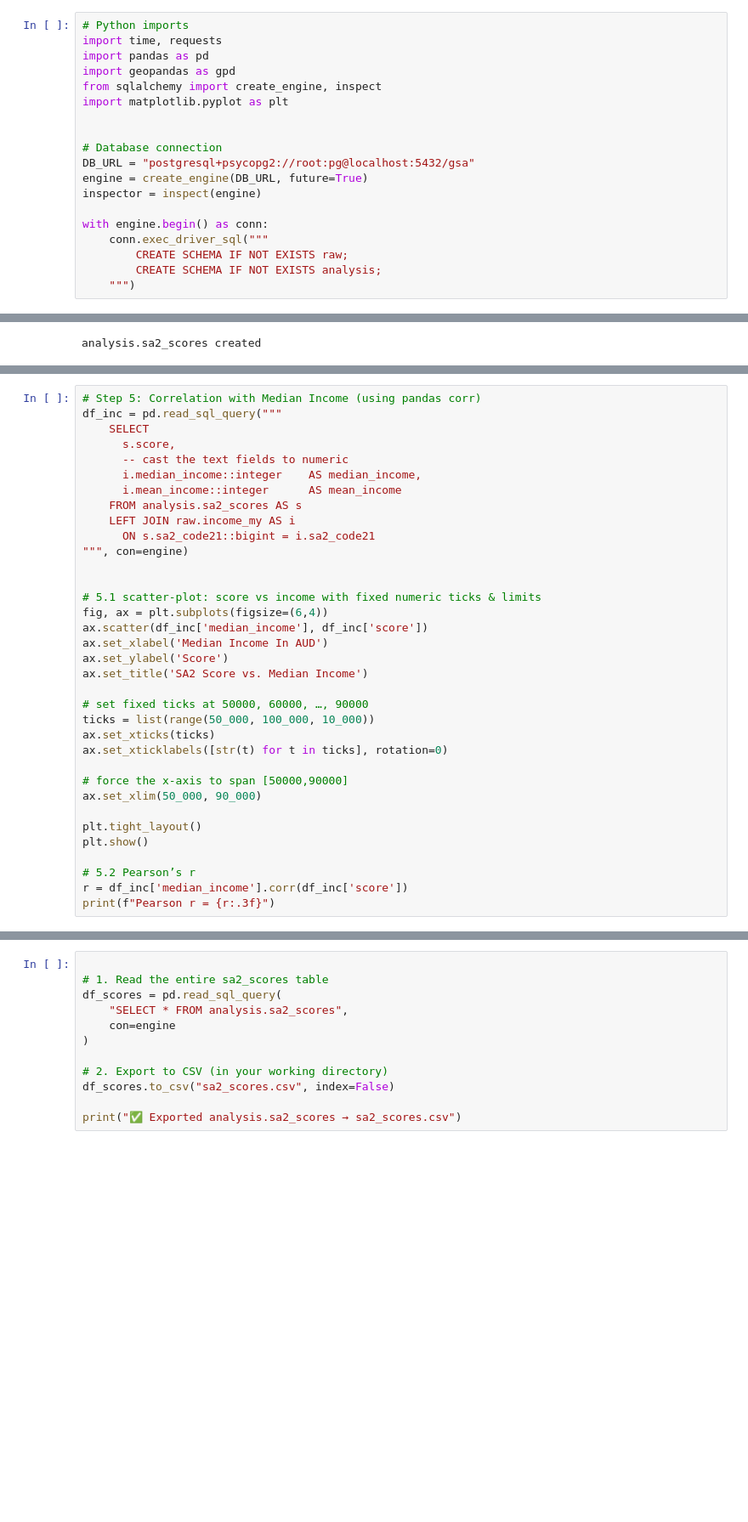
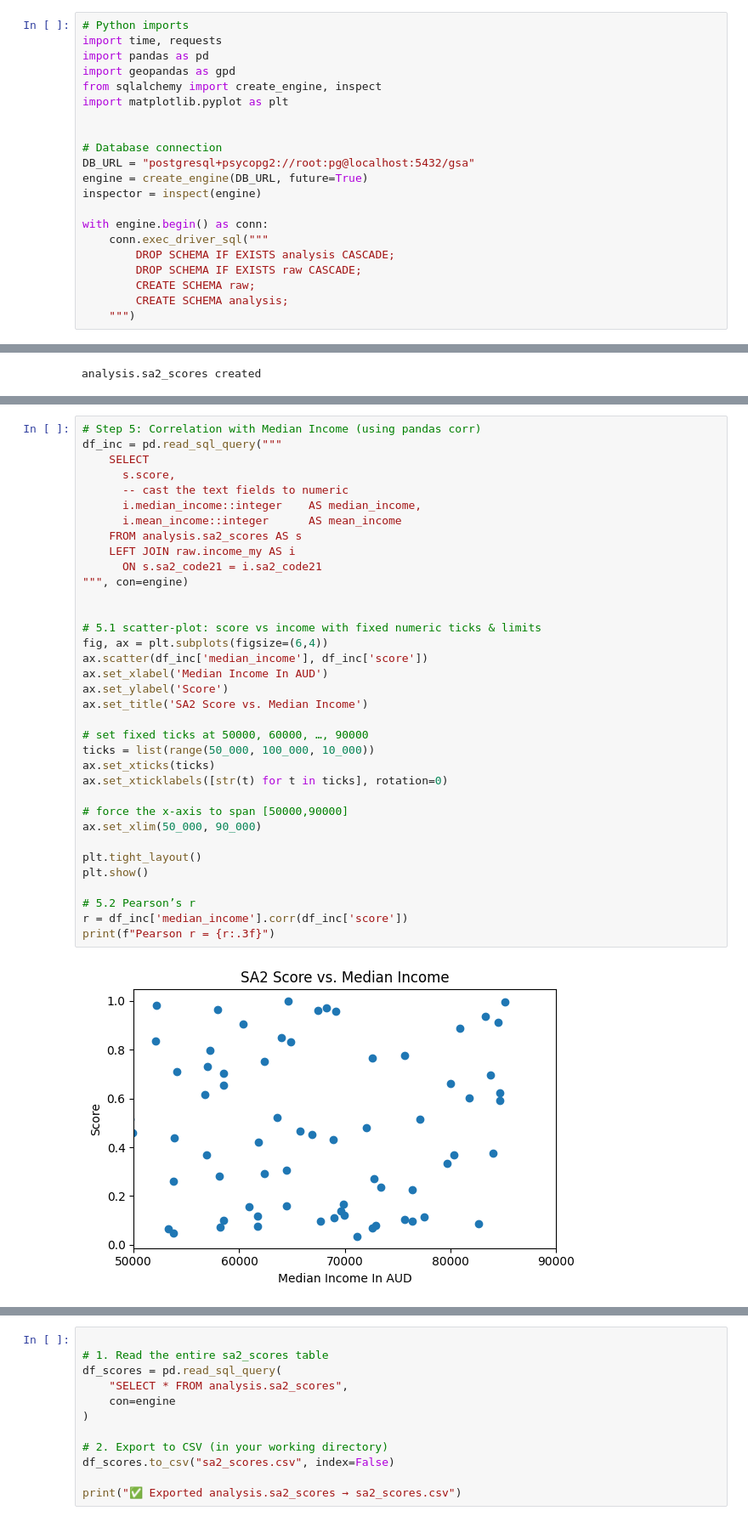
Before and after one commit to ZhongyangSun/gsydney_group, a Jupyter notebook: GreaterSydneyAnalysis_Blacktown.ipynb, the cells around one changed output, grey strips where cells are left out. Shown at 85% size. Drawn from its saved outputs; the diff is of its cells as text; blank space fills up the shorter version.

```diff
--- a/GreaterSydneyAnalysis_Blacktown.ipynb
+++ b/GreaterSydneyAnalysis_Blacktown.ipynb
@@ -18,8 +18,10 @@ inspector = inspect(engine)
 
 with engine.begin() as conn:
     conn.exec_driver_sql("""
-        CREATE SCHEMA IF NOT EXISTS raw;
-        CREATE SCHEMA IF NOT EXISTS analysis;
+        DROP SCHEMA IF EXISTS analysis CASCADE;
+        DROP SCHEMA IF EXISTS raw CASCADE;
+        CREATE SCHEMA raw;
+        CREATE SCHEMA analysis;
     """)
 # %% [markdown]
 ## TASK 1
@@ -647,31 +714,32 @@ df_inc = pd.read_sql_query("""
       -- cast the text fields to numeric
       i.median_income::integer    AS median_income,
       i.mean_income::integer      AS mean_income
     FROM analysis.sa2_scores AS s
     LEFT JOIN raw.income_my AS i
-      ON s.sa2_code21::bigint = i.sa2_code21
+      ON s.sa2_code21 = i.sa2_code21
 """, con=engine)
 
 
 # 5.1 scatter-plot: score vs income with fixed numeric ticks & limits
 fig, ax = plt.subplots(figsize=(6,4))
 ax.scatter(df_inc['median_income'], df_inc['score'])
 ax.set_xlabel('Median Income In AUD')
 ax.set_ylabel('Score')
 ax.set_title('SA2 Score vs. Median Income')
 
 # set fixed ticks at 50000, 60000, …, 90000
 ticks = list(range(50_000, 100_000, 10_000))
 ax.set_xticks(ticks)
 ax.set_xticklabels([str(t) for t in ticks], rotation=0)
 
 # force the x-axis to span [50000,90000]
 ax.set_xlim(50_000, 90_000)
 
 plt.tight_layout()
 plt.show()
 
 # 5.2 Pearson’s r
 r = df_inc['median_income'].corr(df_inc['score'])
 print(f"Pearson r = {r:.3f}")
 # %% [output]
+[figure, new version]
```
Also changed, not shown: parts of 8 cells of this notebook, 1 other file.
